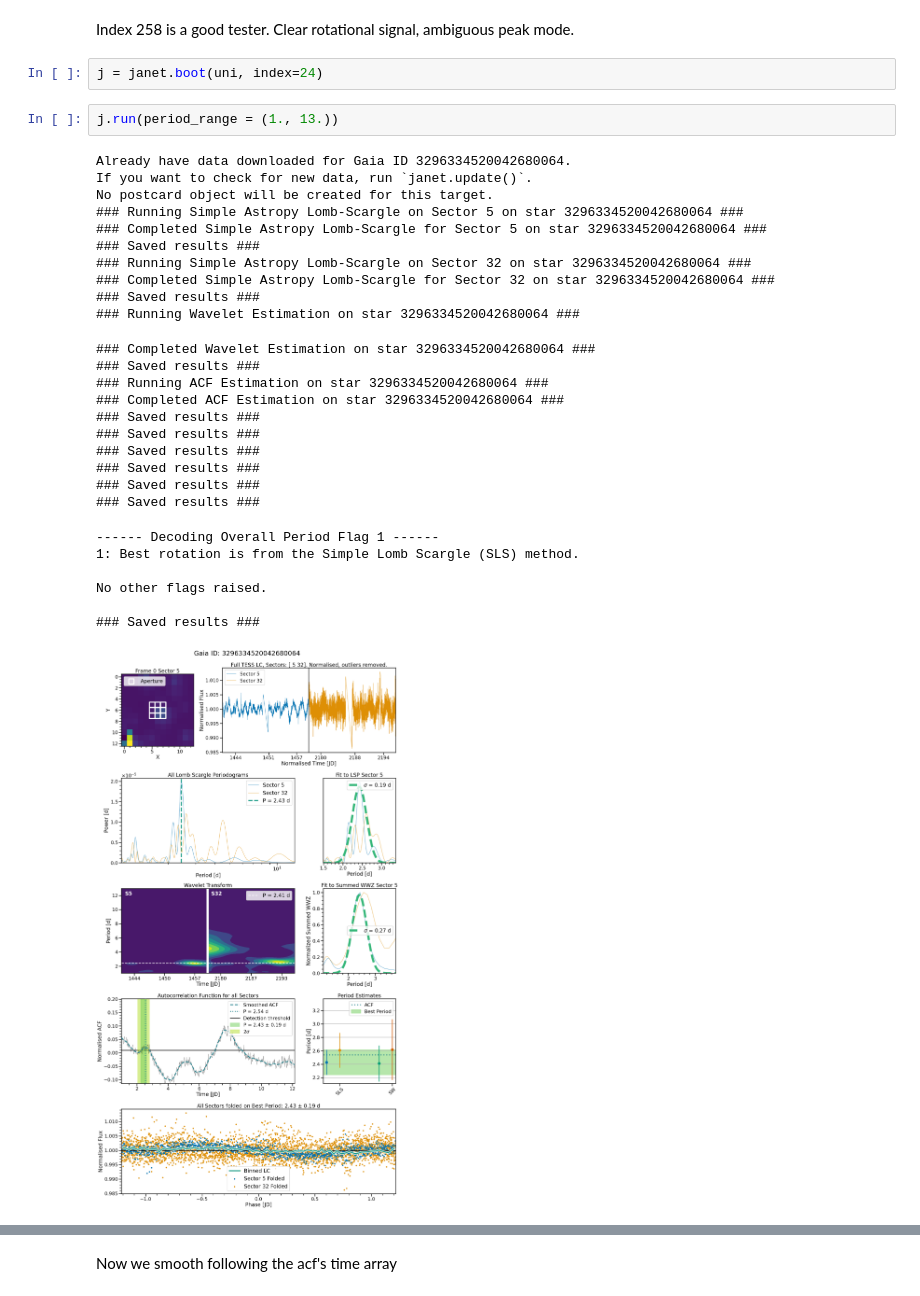
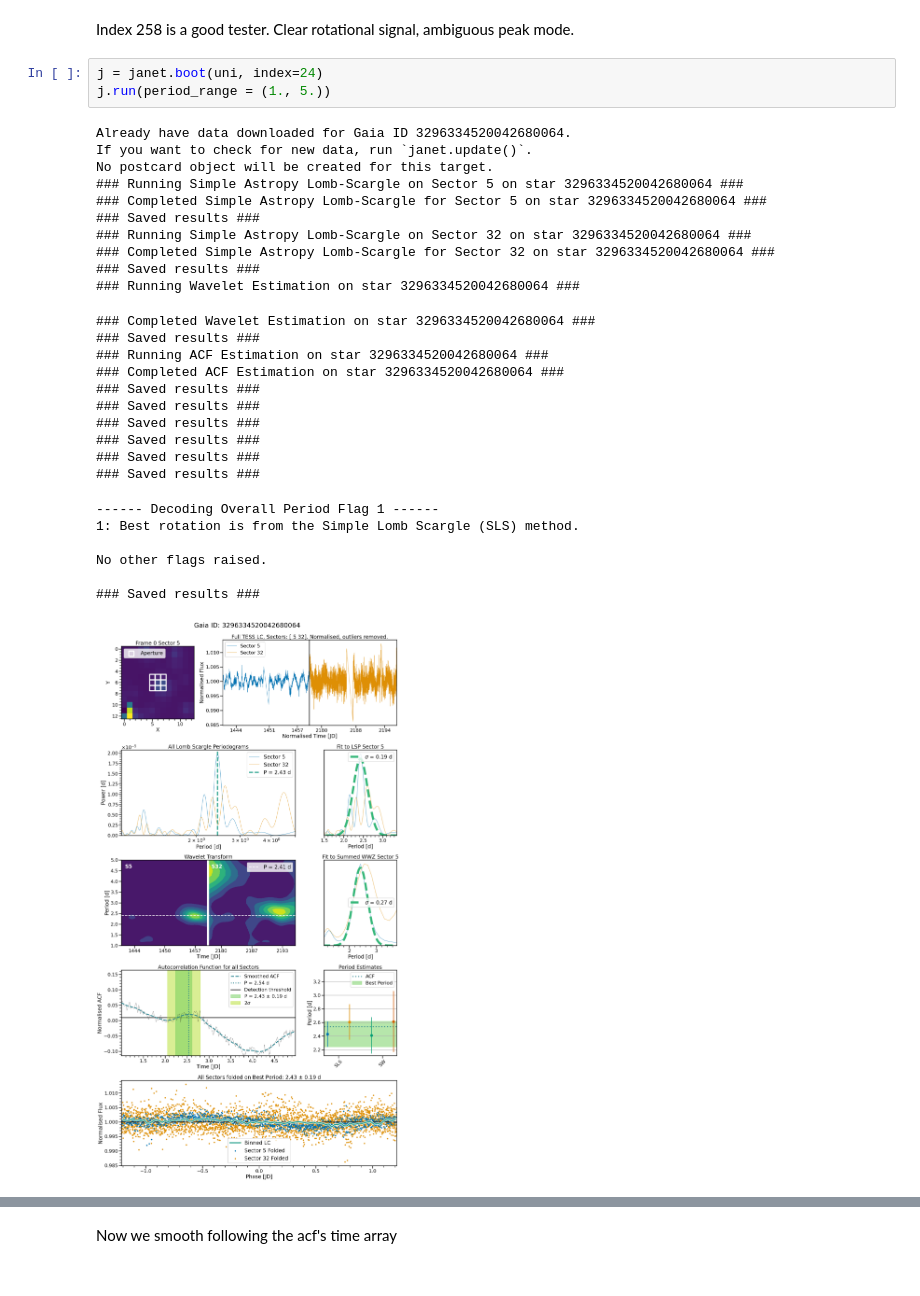
Before and after one commit to ojhall94/michael, a Jupyter notebook: Examples/Example.ipynb, the cells around one changed output, grey strips where cells are left out. Cells and saved outputs as stored; diff of their text form.

Commit message:
finally figured out cacf

```diff
--- a/Examples/Example.ipynb
+++ b/Examples/Example.ipynb
@@ -25,33 +23,32 @@ uni = pd.read_csv("/Users/oliver hall/Research/unicorn/data/unicorn.csv", index_
 Index 258 is a good tester. Clear rotational signal, ambiguous peak mode.
 # %%
 j = janet.boot(uni, index=24)
+j.run(period_range = (1., 5.))
+# %% [output]
+Already have data downloaded for Gaia ID 3296334520042680064.
+If you want to check for new data, run `janet.update()`.
+No postcard object will be created for this target.
+### Running Simple Astropy Lomb-Scargle on Sector 5 on star 3296334520042680064 ###
+### Completed Simple Astropy Lomb-Scargle for Sector 5 on star 3296334520042680064 ###
+### Saved results ###
+### Running Simple Astropy Lomb-Scargle on Sector 32 on star 3296334520042680064 ###
+### Completed Simple Astropy Lomb-Scargle for Sector 32 on star 3296334520042680064 ###
+### Saved results ###
+### Running Wavelet Estimation on star 3296334520042680064 ###
+### Completed Wavelet Estimation on star 3296334520042680064 ###
+### Saved results ###
+### Running ACF Estimation on star 3296334520042680064 ###
+### Completed ACF Estimation on star 3296334520042680064 ###
+### Saved results ###
+### Saved results ###
+### Saved results ###
+### Saved results ###
+### Saved results ###
+### Saved results ###
+------ Decoding Overall Period Flag 1 ------
+1: Best rotation is from the Simple Lomb Scargle (SLS) method.
+
+No other flags raised.
+
+### Saved results ###
+[figure, added]
-# %%
-j.run(period_range = (1., 13.))
-# %% [output]
-Already have data downloaded for Gaia ID 3296334520042680064.
-If you want to check for new data, run `janet.update()`.
-No postcard object will be created for this target.
-### Running Simple Astropy Lomb-Scargle on Sector 5 on star 3296334520042680064 ###
-### Completed Simple Astropy Lomb-Scargle for Sector 5 on star 3296334520042680064 ###
-### Saved results ###
-### Running Simple Astropy Lomb-Scargle on Sector 32 on star 3296334520042680064 ###
-### Completed Simple Astropy Lomb-Scargle for Sector 32 on star 3296334520042680064 ###
-### Saved results ###
-### Running Wavelet Estimation on star 3296334520042680064 ###
-### Completed Wavelet Estimation on star 3296334520042680064 ###
-### Saved results ###
-### Running ACF Estimation on star 3296334520042680064 ###
-### Completed ACF Estimation on star 3296334520042680064 ###
-### Saved results ###
-### Saved results ###
-### Saved results ###
-### Saved results ###
-### Saved results ###
-### Saved results ###
------- Decoding Overall Period Flag 1 ------
-1: Best rotation is from the Simple Lomb Scargle (SLS) method.
-
-No other flags raised.
-
-### Saved results ###
-[figure, removed]
```
Also changed, not shown: parts of 16 cells of this notebook, 2 other files.
